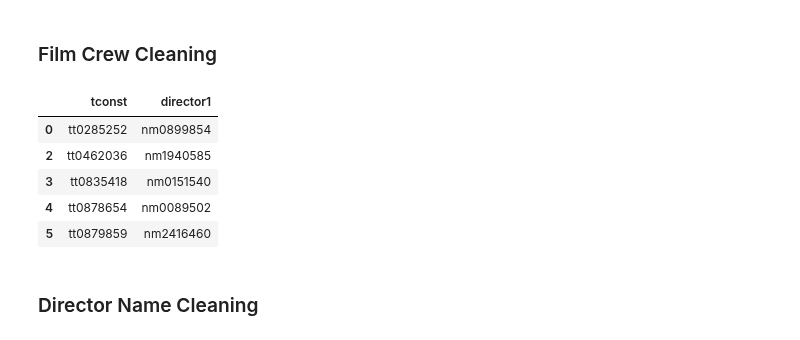
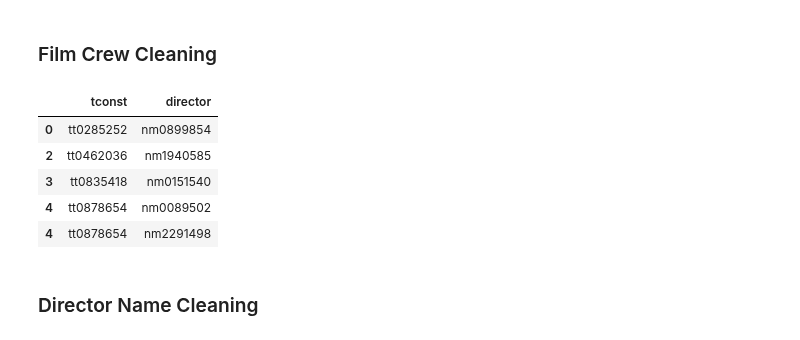
Before and after one commit to ZenBurrito/Phase-1Project, a Jupyter notebook: Movie-Studio-Project.ipynb, the cells around one changed output. Cells and saved outputs as stored; diff of their text form; code cells hidden in the pictures.

```diff
--- a/Movie-Studio-Project.ipynb
+++ b/Movie-Studio-Project.ipynb
@@ -233,22 +233,20 @@ df_crew.dropna(axis=0, subset=['directors'], inplace=True)
 # Drop duplicate in 'tconst', film id
 df_crew.drop_duplicates(subset='tconst', inplace=True)
 
-# Split directors into director1, director2, director3, director4
-# 'director2' has 2nd director and others (if more than 2)
-df_crew[['director1', 'director2']] = df_crew['directors'].str.split(',', n=1,  expand =True)
+# Explode out films with multiple directors
+df_dir = df_crew.assign(director = df_crew.directors.str.split(',')).explode('director')
 
-# Drop 'directors' and 'director2' columns.
-# Only keeping director1 for each movie
-df_crew.drop(['directors', 'director2'], axis=1, inplace=True)
+# Drop 'directors' column because we have new column
+df_dir.drop('directors', axis = 1, inplace=True)
 # %%
-df_crew.head()
+df_dir.head()
 # %% [output]
-|  | tconst | director1 |
+|  | tconst | director |
 | 0 | tt0285252 | nm0899854 |
 | 2 | tt0462036 | nm1940585 |
 | 3 | tt0835418 | nm0151540 |
 | 4 | tt0878654 | nm0089502 |
-| 5 | tt0879859 | nm2416460 |
+| 4 | tt0878654 | nm2291498 |
 # %% [markdown]
 ### Director Name Cleaning
 # %%
```
Also changed, not shown: parts of 27 cells of this notebook, 2 other files.
